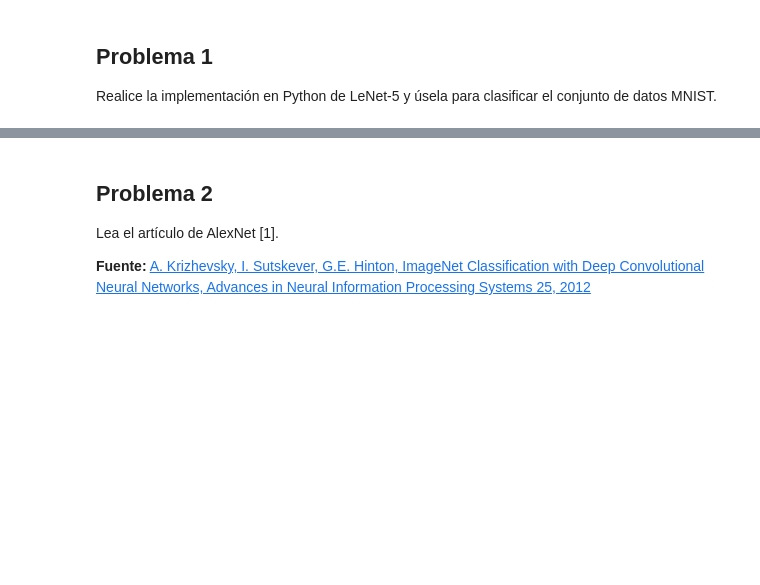
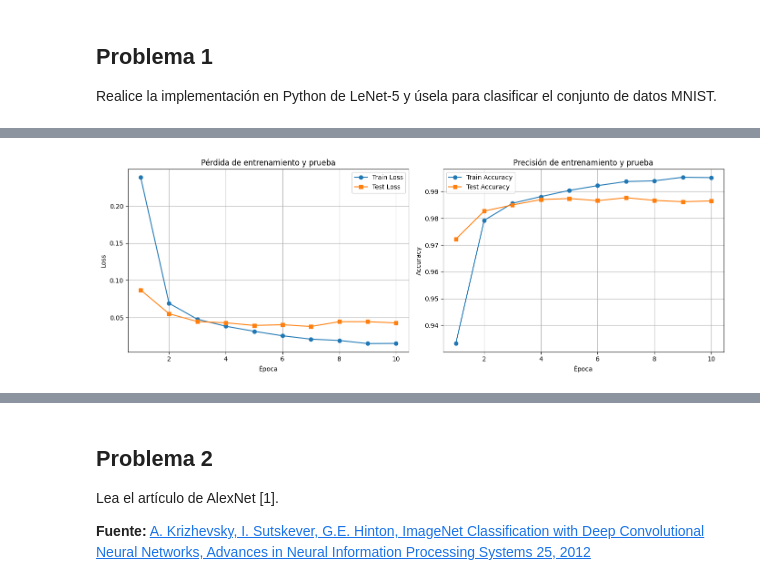
Before and after one commit to Sechi42/AdvNNs, a Jupyter notebook: WEEK_1/Tarea1.ipynb, the cells around one changed output, grey strips where cells are left out. Saved outputs shown, nothing was run; the diff lists cells and outputs as text; code cells hidden in the pictures; blank space fills up the shorter version.

```diff
--- a/WEEK_1/Tarea1.ipynb
+++ b/WEEK_1/Tarea1.ipynb
@@ -21,0 +222,26 @@ Realice la implementación en Python de LeNet-5 y úsela para clasificar el conj
+# %%
+# Visualización de resultados
+fig, axes = plt.subplots(1, 2, figsize=(14, 5))
+
+# Gráfico de pérdidas
+axes[0].plot(range(1, num_epochs+1), train_losses, label='Train Loss', marker='o')
+axes[0].plot(range(1, num_epochs+1), test_losses, label='Test Loss', marker='s')
+axes[0].set_xlabel('Época')
+axes[0].set_ylabel('Loss')
+axes[0].set_title('Pérdida de entrenamiento y prueba')
+axes[0].legend()
+axes[0].grid(True)
+
+# Gráfico de accuracy
+axes[1].plot(range(1, num_epochs+1), train_accs, label='Train Accuracy', marker='o')
+axes[1].plot(range(1, num_epochs+1), test_accs, label='Test Accuracy', marker='s')
+axes[1].set_xlabel('Época')
+axes[1].set_ylabel('Accuracy')
+axes[1].set_title('Precisión de entrenamiento y prueba')
+axes[1].legend()
+axes[1].grid(True)
+
+plt.tight_layout()
+plt.show()
+# %% [output]
+[figure, added]
```
Also changed, not shown: parts of 22 cells of this notebook, 3 other files.
